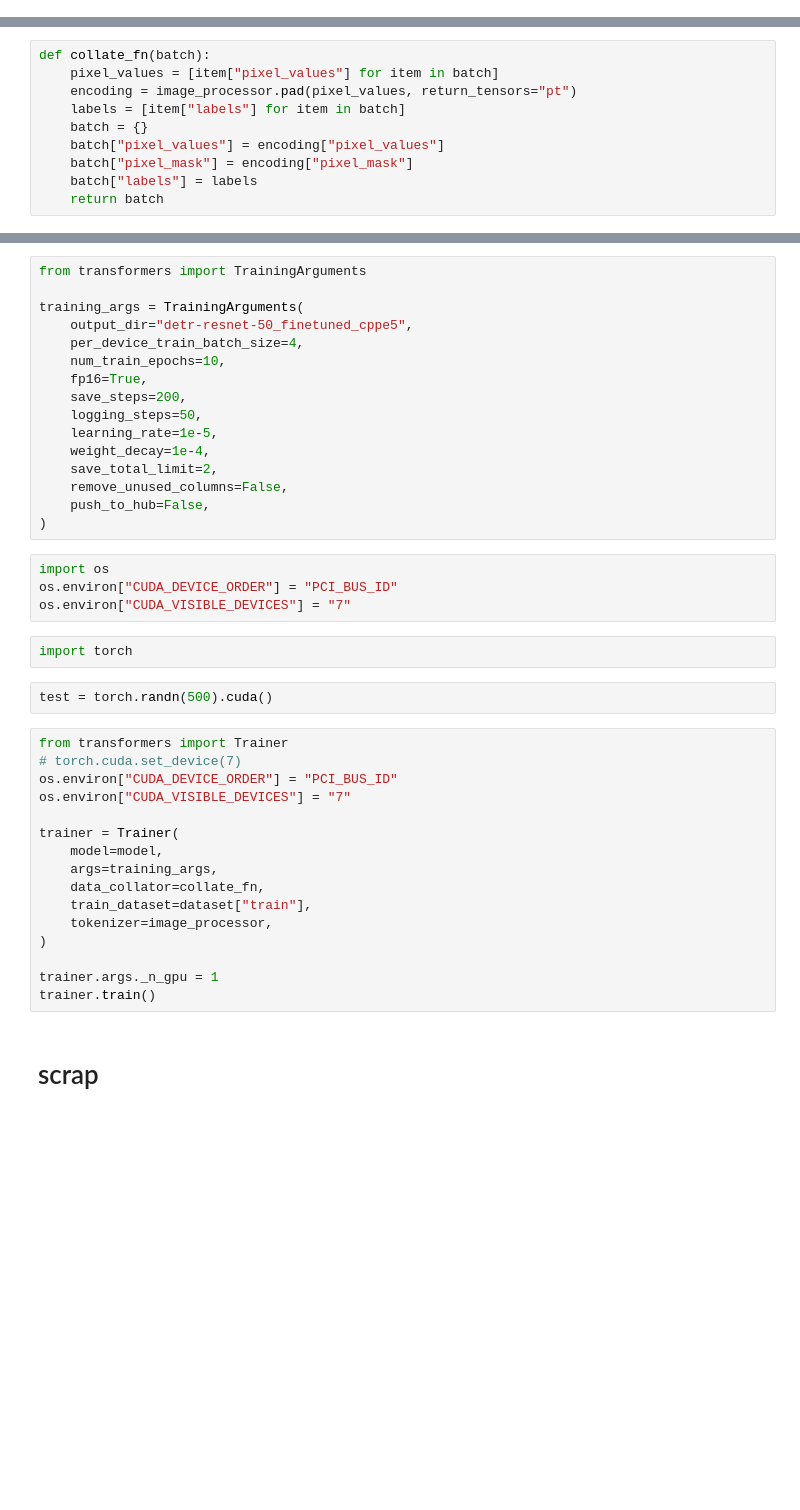
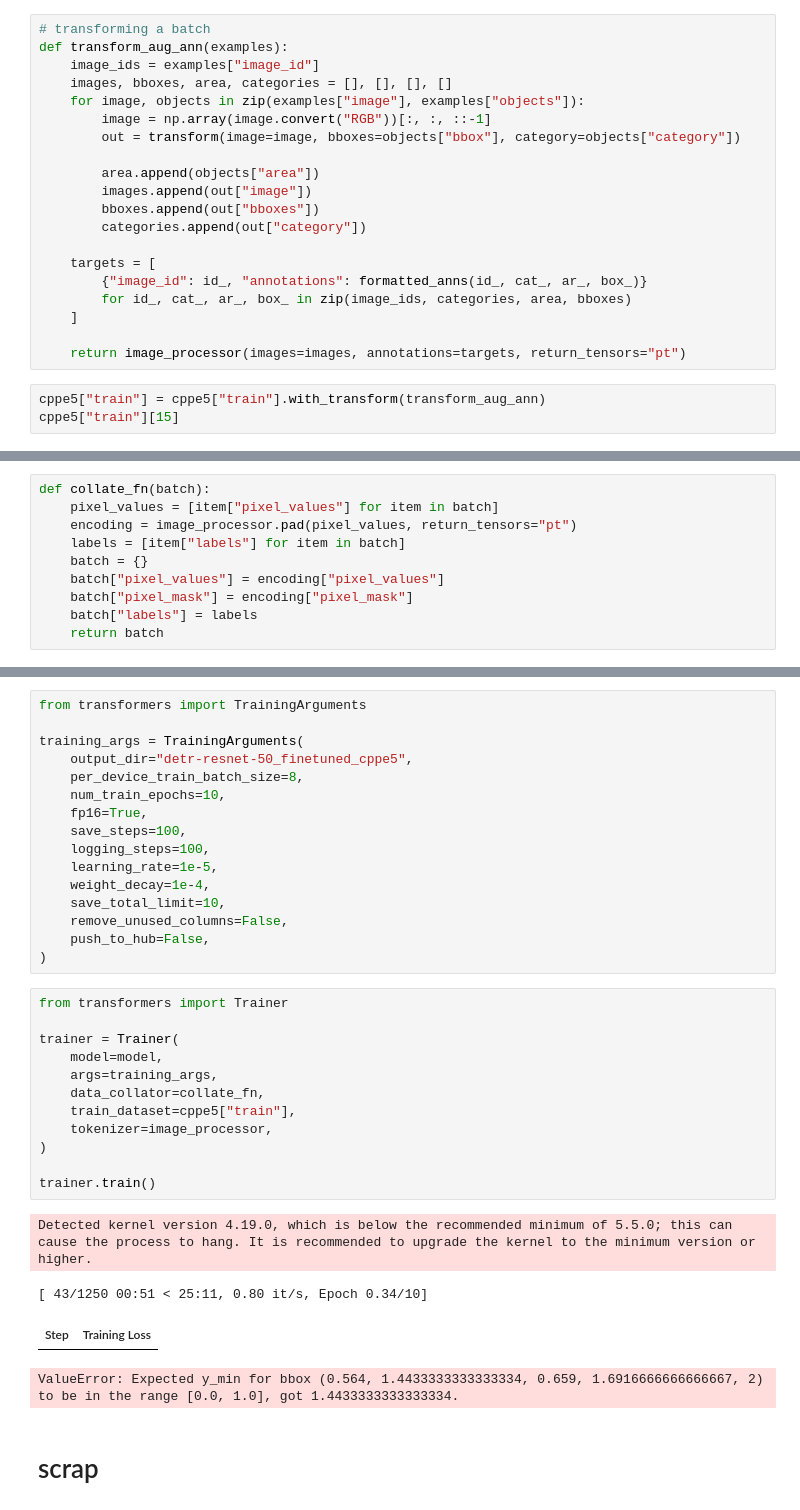
Before and after one commit to jonaden94/DaNuMa2024, a Jupyter notebook: exercises/object_detection/detect_and_segment.ipynb, the cells around one changed output, grey strips where cells are left out. Saved outputs shown, nothing was run; the diff lists cells and outputs as text; blank space fills up the shorter version.

```diff
--- a/exercises/detect_and_segment/detect_and_segment.ipynb
+++ b/exercises/object_detection/detect_and_segment.ipynb
@@ -394,0 +695,23 @@ dataset['train'][0]['labels']
+# %%
+# transforming a batch
+def transform_aug_ann(examples):
+    image_ids = examples["image_id"]
+    images, bboxes, area, categories = [], [], [], []
+    for image, objects in zip(examples["image"], examples["objects"]):
+        image = np.array(image.convert("RGB"))[:, :, ::-1]
+        out = transform(image=image, bboxes=objects["bbox"], category=objects["category"])
+
+        area.append(objects["area"])
+        images.append(out["image"])
+        bboxes.append(out["bboxes"])
+        categories.append(out["category"])
+
+    targets = [
+        {"image_id": id_, "annotations": formatted_anns(id_, cat_, ar_, box_)}
+        for id_, cat_, ar_, box_ in zip(image_ids, categories, area, bboxes)
+    ]
+
+    return image_processor(images=images, annotations=targets, return_tensors="pt")
+# %%
+cppe5["train"] = cppe5["train"].with_transform(transform_aug_ann)
+cppe5["train"][15]
@@ -424,41 +765,34 @@ from transformers import TrainingArguments
 
 training_args = TrainingArguments(
     output_dir="detr-resnet-50_finetuned_cppe5",
-    per_device_train_batch_size=4,
+    per_device_train_batch_size=8,
     num_train_epochs=10,
     fp16=True,
-    save_steps=200,
-    logging_steps=50,
+    save_steps=100,
+    logging_steps=100,
     learning_rate=1e-5,
     weight_decay=1e-4,
-    save_total_limit=2,
+    save_total_limit=10,
     remove_unused_columns=False,
     push_to_hub=False,
 )
-# %%
-import os
-os.environ["CUDA_DEVICE_ORDER"] = "PCI_BUS_ID"
-os.environ["CUDA_VISIBLE_DEVICES"] = "7"
-# %%
-import torch
-# %%
-test = torch.randn(500).cuda()
 # %%
 from transformers import Trainer
-# torch.cuda.set_device(7)
-os.environ["CUDA_DEVICE_ORDER"] = "PCI_BUS_ID"
-os.environ["CUDA_VISIBLE_DEVICES"] = "7"
 
 trainer = Trainer(
     model=model,
     args=training_args,
     data_collator=collate_fn,
-    train_dataset=dataset["train"],
+    train_dataset=cppe5["train"],
     tokenizer=image_processor,
 )
 
-trainer.args._n_gpu = 1
 trainer.train()
+# %% [output]
+Detected kernel version 4.19.0, which is below the recommended minimum of 5.5.0; this can cause the process to hang. It is recommended to upgrade the kernel to the minimum version or higher.
+[ 43/1250 00:51 < 25:11, 0.80 it/s, Epoch 0.34/10]
+| Step | Training Loss |
+ValueError: Expected y_min for bbox (0.564, 1.4433333333333334, 0.659, 1.6916666666666667, 2) to be in the range [0.0, 1.0], got 1.4433333333333334.
 # %% [markdown]
 # scrap
 # %%
```
Also changed, not shown: parts of 36 cells of this notebook, 10 other files.
